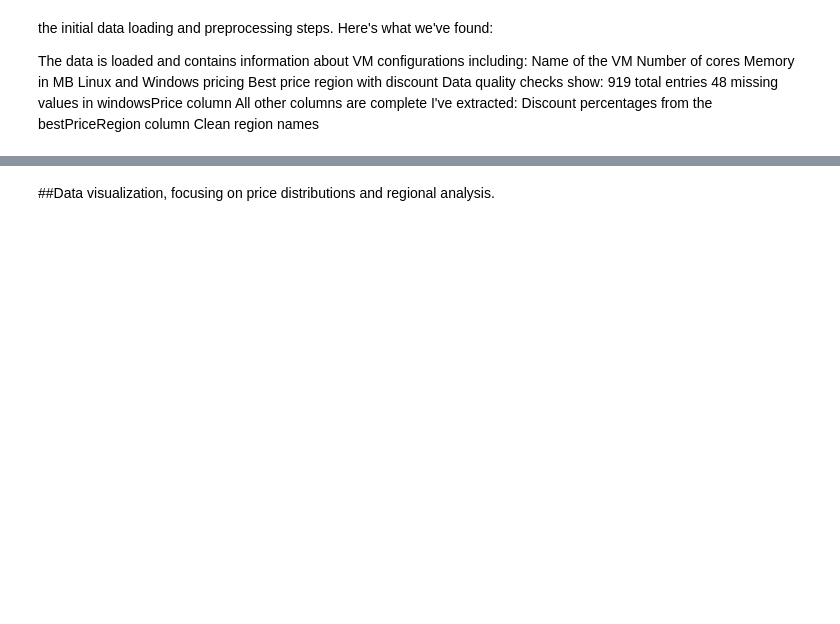
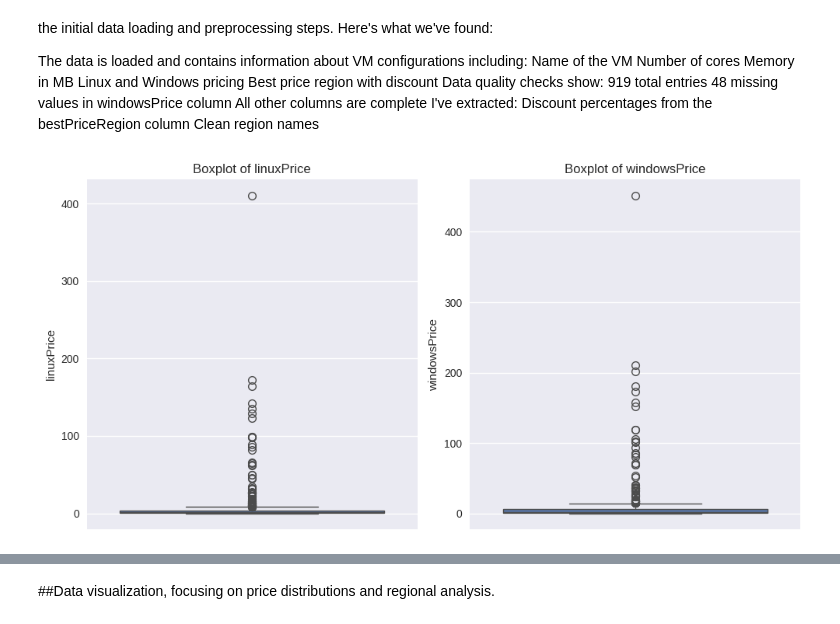
Before and after one commit to kiamaikocoders/virtual-machine-pricing, a Jupyter notebook: VM.ipynb, the cells around one changed output, grey strips where cells are left out. Drawn from its saved outputs; the diff is of its cells as text; code cells hidden in the pictures; blank space fills up the shorter version.

```diff
--- a/VM.ipynb
+++ b/VM.ipynb
@@ -36,2 +108,7 @@ print(missing_values)
+# %%
+# Step 1: Handle missing values in the 'windowsPrice' column (using median imputation)
+
+#data['windowsPrice'].fillna(data['windowsPrice'].median(), inplace=True)
+data['windowsPrice'] = data['windowsPrice'].fillna(data['windowsPrice'].median())
 # %% [markdown]
 This code snippet extracts discount percentages and region names from the 'bestPriceRegion' column in the DataFrame.
@@ -60,3 +149,19 @@ All other columns are complete
 I've extracted:
 Discount percentages from the bestPriceRegion column
 Clean region names
+# %%
+# Step 3: Outlier detection (boxplots)
+
+plt.figure(figsize=(10, 5))
+
+for i, col in enumerate(['linuxPrice', 'windowsPrice'], start=1):
+
+    plt.subplot(1, 2, i)
+
+    sns.boxplot(data[col])
+
+    plt.title(f'Boxplot of {col}')
+
+plt.tight_layout()
+# %% [output]
+[figure, added]
```
Also changed, not shown: parts of 20 cells of this notebook.
